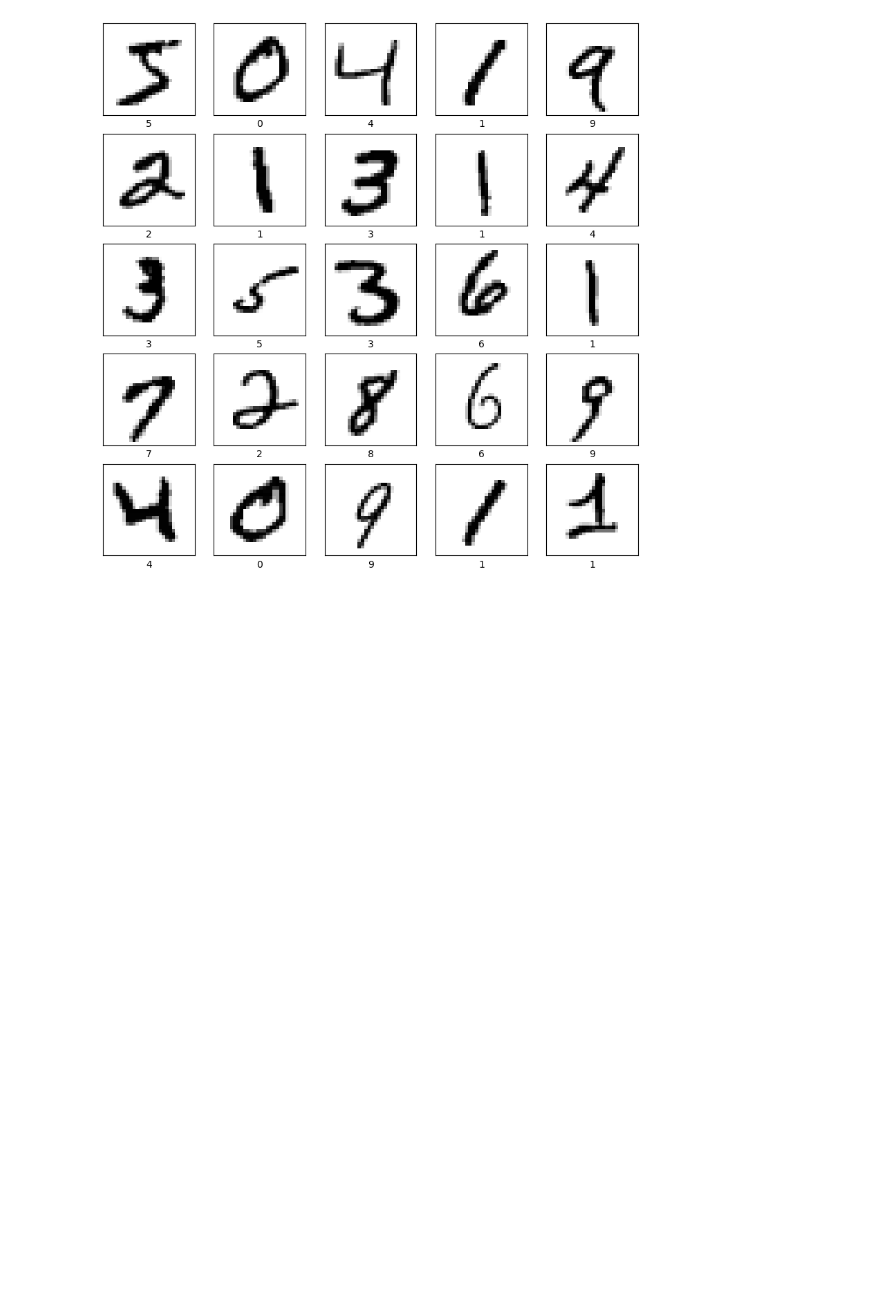
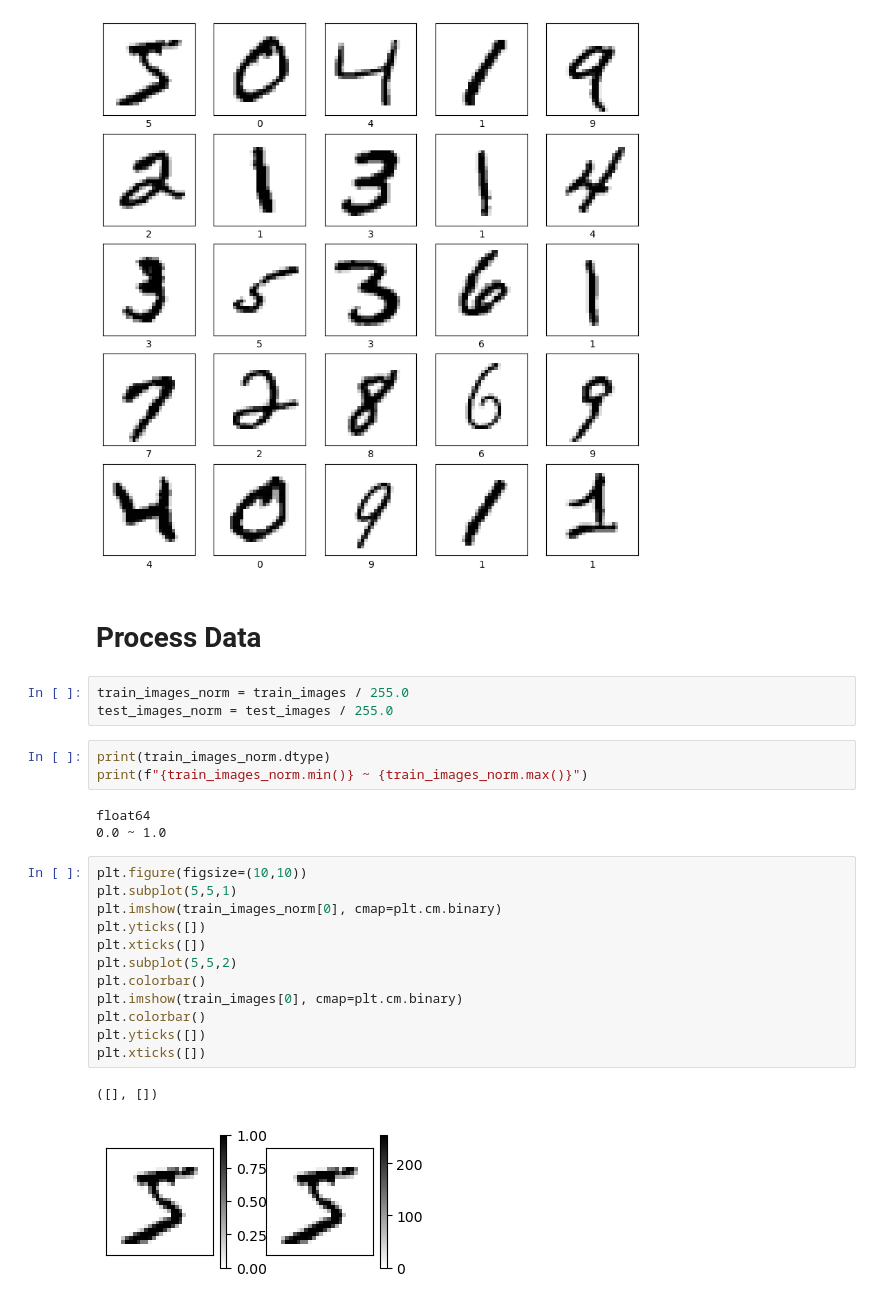
Before and after one commit to tadume/hw_recognition_model, a Jupyter notebook: simple_model/simple_model.ipynb, the cells around one changed output. Cells and saved outputs as stored; diff of their text form; blank space fills up the shorter version.

Commit message:
processed data

```diff
--- a/simple_model/simple_model.ipynb
+++ b/simple_model/simple_model.ipynb
@@ -94,3 +94,29 @@ for i in range(25):
     plt.xlabel(train_labels[i])
 # %% [output]
 [figure]
+# %% [markdown]
+# Process Data
+# %%
+train_images_norm = train_images / 255.0
+test_images_norm = test_images / 255.0
+# %%
+print(train_images_norm.dtype)
+print(f"{train_images_norm.min()} ~ {train_images_norm.max()}")
+# %% [output]
+float64
+0.0 ~ 1.0
+# %%
+plt.figure(figsize=(10,10))
+plt.subplot(5,5,1)
+plt.imshow(train_images_norm[0], cmap=plt.cm.binary)
+plt.yticks([])
+plt.xticks([])
+plt.subplot(5,5,2)
+plt.colorbar()
+plt.imshow(train_images[0], cmap=plt.cm.binary)
+plt.colorbar()
+plt.yticks([])
+plt.xticks([])
+# %% [output]
+([], [])
+[figure, added]
```
